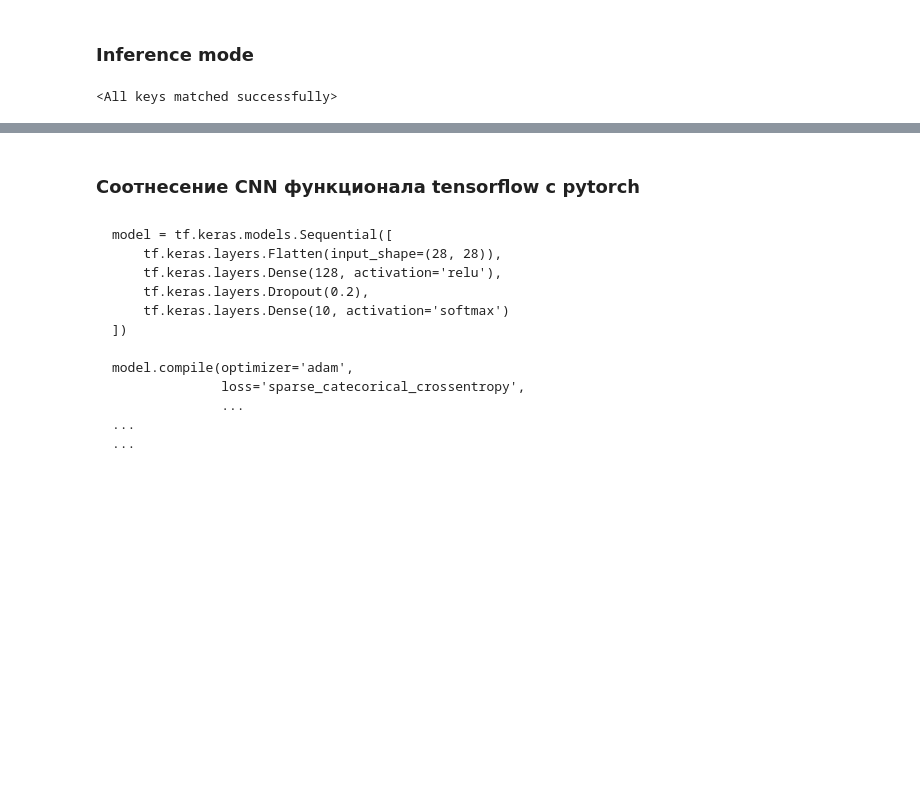
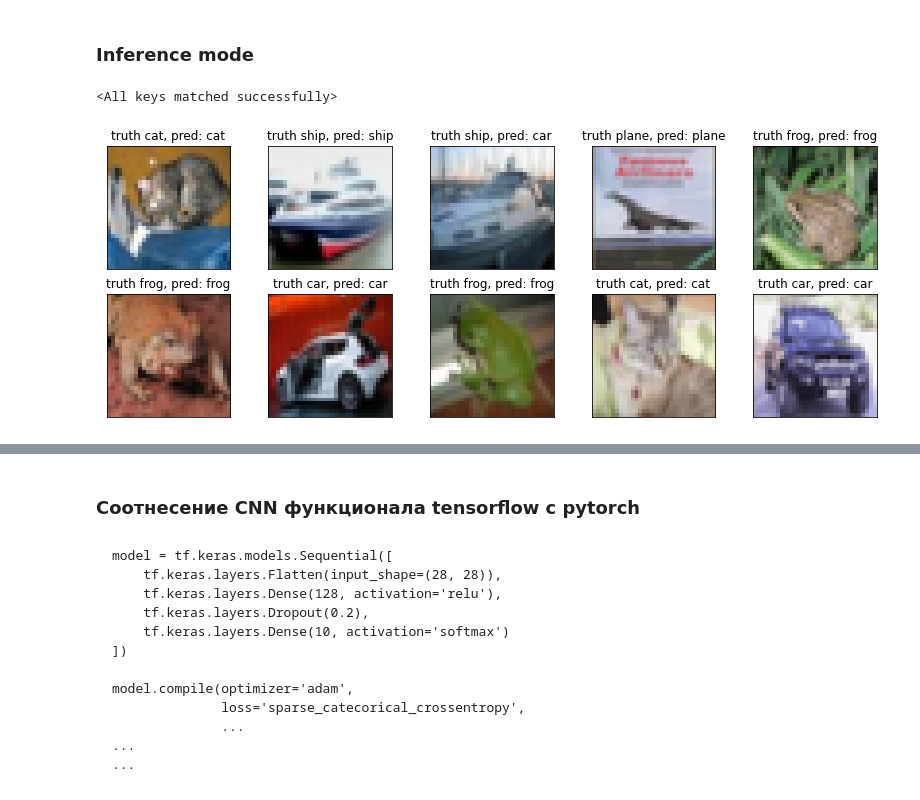
Before and after one commit to Nickel-nc/GU_TorchCV, a Jupyter notebook: 1. Cifar10_test/Cifar10_test.ipynb, the cells around one changed output, grey strips where cells are left out. Saved outputs shown, nothing was run; the diff lists cells and outputs as text; code cells hidden in the pictures; blank space fills up the shorter version.

Commit message:
cifar10test

```diff
--- a/1. Cifar10_test/Cifar10_test.ipynb
+++ b/1. Cifar10_test/Cifar10_test.ipynb
@@ -220,3 +217,5 @@ images, labels = data_iter.next()
 # %%
-# в индексирование закралась бага
-# show_images(n_show=6, loader=test_loader, estimator=net)
+# Результат работы модели: 9/10
+show_images(n_show=10, loader=test_loader, estimator=net)
+# %% [output]
+[figure, added]
```
Also changed, not shown: parts of 5 cells of this notebook.
